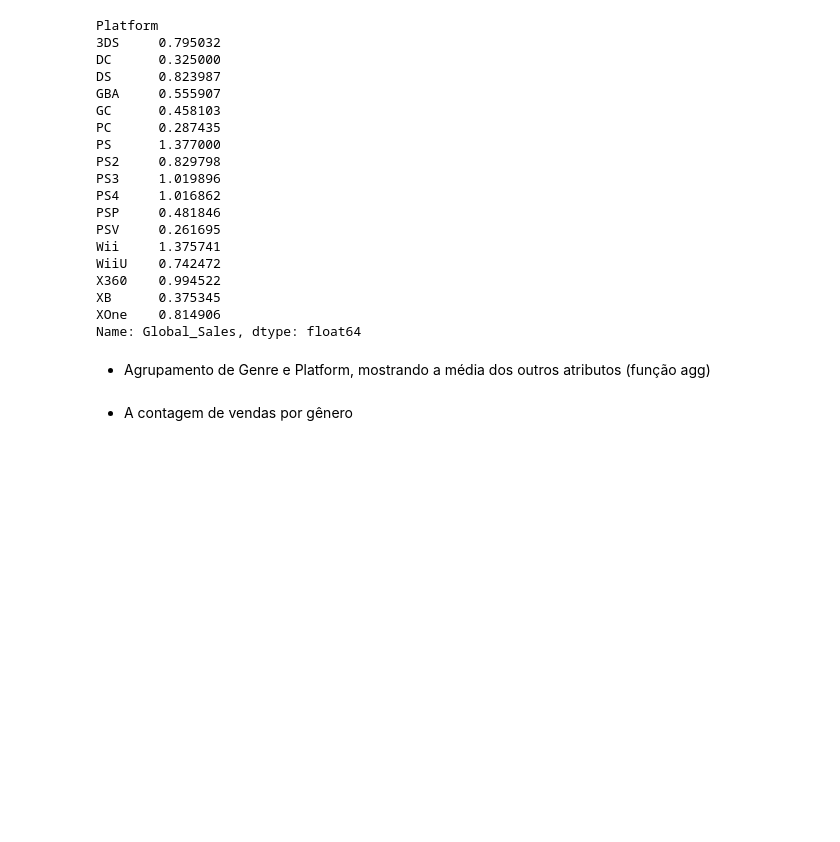
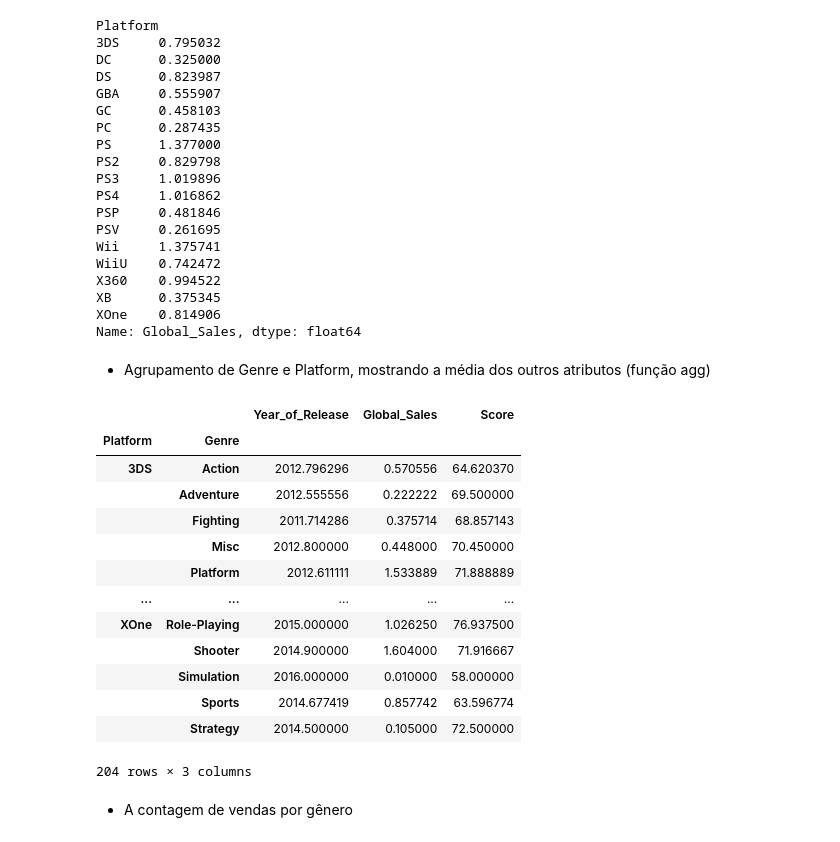
Before and after one commit to Joao-Inacio/Pandas-Descomplicado-Um-Guia-Pratico-para-Iniciantes, a Jupyter notebook: 0.1_Series/Exercícios_NÃO_resolvidos.ipynb, the cells around one changed output. Drawn from its saved outputs; the diff is of its cells as text; code cells hidden in the pictures; blank space fills up the shorter version.

```diff
--- a/0.1_Series/Exercícios_NÃO_resolvidos.ipynb
+++ b/0.1_Series/Exercícios_NÃO_resolvidos.ipynb
@@ -855,5 +855,23 @@ XOne    0.814906
 Name: Global_Sales, dtype: float64
 # %% [markdown]
 - Agrupamento de Genre e Platform, mostrando a média dos outros atributos (função agg)
+# %%
+agrupamento2 = df.groupby(['Platform', 'Genre'], observed=False).agg('mean', numeric_only=True)
+agrupamento2
+# %% [output]
+|  |  | Year_of_Release | Global_Sales | Score |
+| Platform | Genre |  |  |  |
+| 3DS | Action | 2012.796296 | 0.570556 | 64.620370 |
+|  | Adventure | 2012.555556 | 0.222222 | 69.500000 |
+|  | Fighting | 2011.714286 | 0.375714 | 68.857143 |
+|  | Misc | 2012.800000 | 0.448000 | 70.450000 |
+|  | Platform | 2012.611111 | 1.533889 | 71.888889 |
+| ... | ... | ... | ... | ... |
+| XOne | Role-Playing | 2015.000000 | 1.026250 | 76.937500 |
+|  | Shooter | 2014.900000 | 1.604000 | 71.916667 |
+|  | Simulation | 2016.000000 | 0.010000 | 58.000000 |
+|  | Sports | 2014.677419 | 0.857742 | 63.596774 |
+|  | Strategy | 2014.500000 | 0.105000 | 72.500000 |
+204 rows × 3 columns
 # %% [markdown]
 - A contagem de vendas por gênero
```
Also changed, not shown: parts of 3 cells of this notebook.
